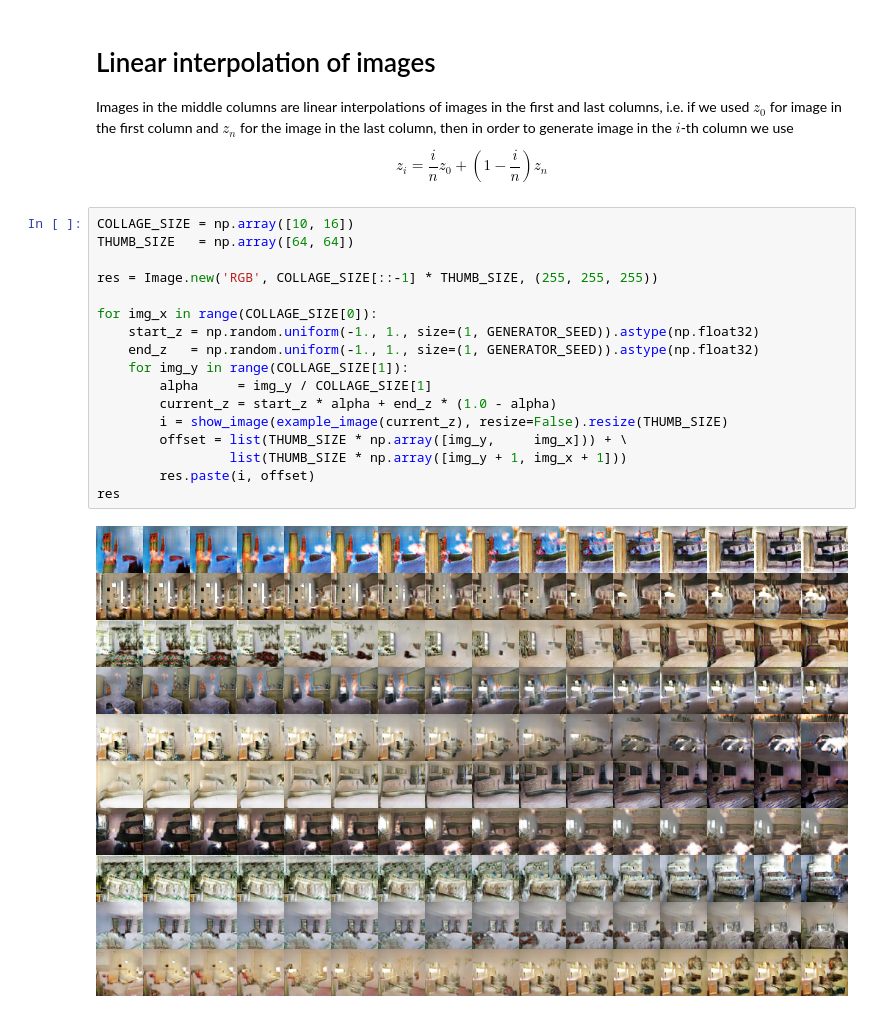
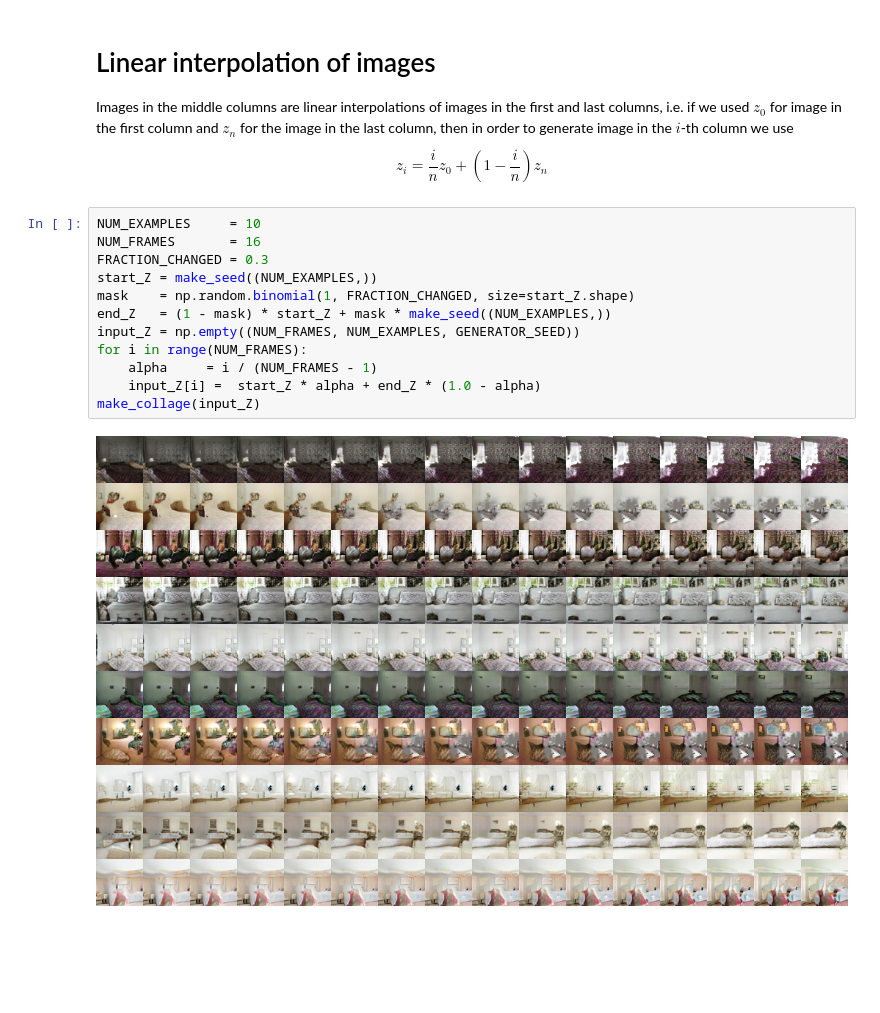
Before and after one commit to siemanko/tf-adversarial, a Jupyter notebook: Adversarial-LSUN.ipynb, the cells around one changed output. Saved outputs shown, nothing was run; the diff lists cells and outputs as text; blank space fills up the shorter version.

```diff
--- a/Adversarial-LSUN.ipynb
+++ b/Adversarial-LSUN.ipynb
@@ -300,22 +299,17 @@ res
 Images in the middle columns are linear interpolations of images in the first and last columns, i.e. if we used $z_0$ for image in the first column and $z_n$ for the image in the last column, then in order to generate image in the $i$-th column we use
 
 $$ z_i = \frac{i}{n} z_0 + \left( 1-\frac{i}{n} \right) z_n $$
-# %%
-COLLAGE_SIZE = np.array([10, 16])
-THUMB_SIZE   = np.array([64, 64])
-
-res = Image.new('RGB', COLLAGE_SIZE[::-1] * THUMB_SIZE, (255, 255, 255))
-
-for img_x in range(COLLAGE_SIZE[0]):
-    start_z = np.random.uniform(-1., 1., size=(1, GENERATOR_SEED)).astype(np.float32)
-    end_z   = np.random.uniform(-1., 1., size=(1, GENERATOR_SEED)).astype(np.float32)
-    for img_y in range(COLLAGE_SIZE[1]):
-        alpha     = img_y / COLLAGE_SIZE[1]
-        current_z = start_z * alpha + end_z * (1.0 - alpha)
-        i = show_image(example_image(current_z), resize=False).resize(THUMB_SIZE)
-        offset = list(THUMB_SIZE * np.array([img_y,     img_x])) + \
-                 list(THUMB_SIZE * np.array([img_y + 1, img_x + 1]))
-        res.paste(i, offset)
-res
-# %% [output]
-[figure, removed]
+# %%
+NUM_EXAMPLES     = 10
+NUM_FRAMES       = 16
+FRACTION_CHANGED = 0.3
+start_Z = make_seed((NUM_EXAMPLES,))
+mask    = np.random.binomial(1, FRACTION_CHANGED, size=start_Z.shape)
+end_Z   = (1 - mask) * start_Z + mask * make_seed((NUM_EXAMPLES,))
+input_Z = np.empty((NUM_FRAMES, NUM_EXAMPLES, GENERATOR_SEED))
+for i in range(NUM_FRAMES):
+    alpha     = i / (NUM_FRAMES - 1)
+    input_Z[i] =  start_Z * alpha + end_Z * (1.0 - alpha)
+make_collage(input_Z)
+# %% [output]
+[figure, added]
```
Also changed, not shown: parts of 12 cells of this notebook, 3 other files.
